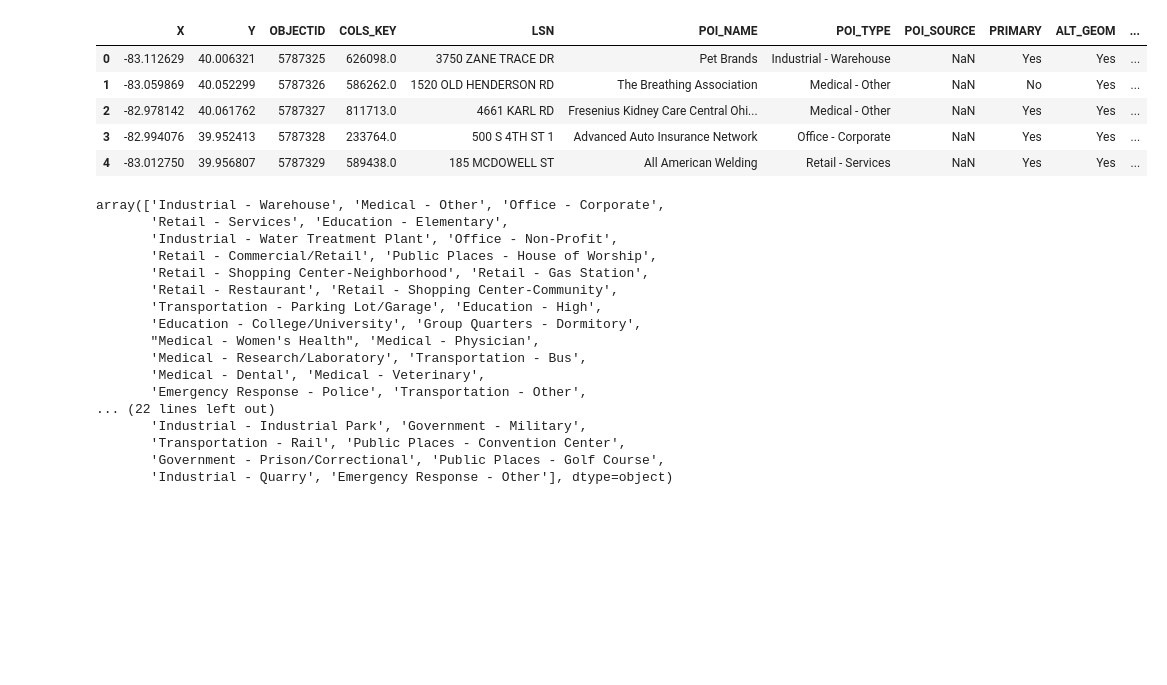
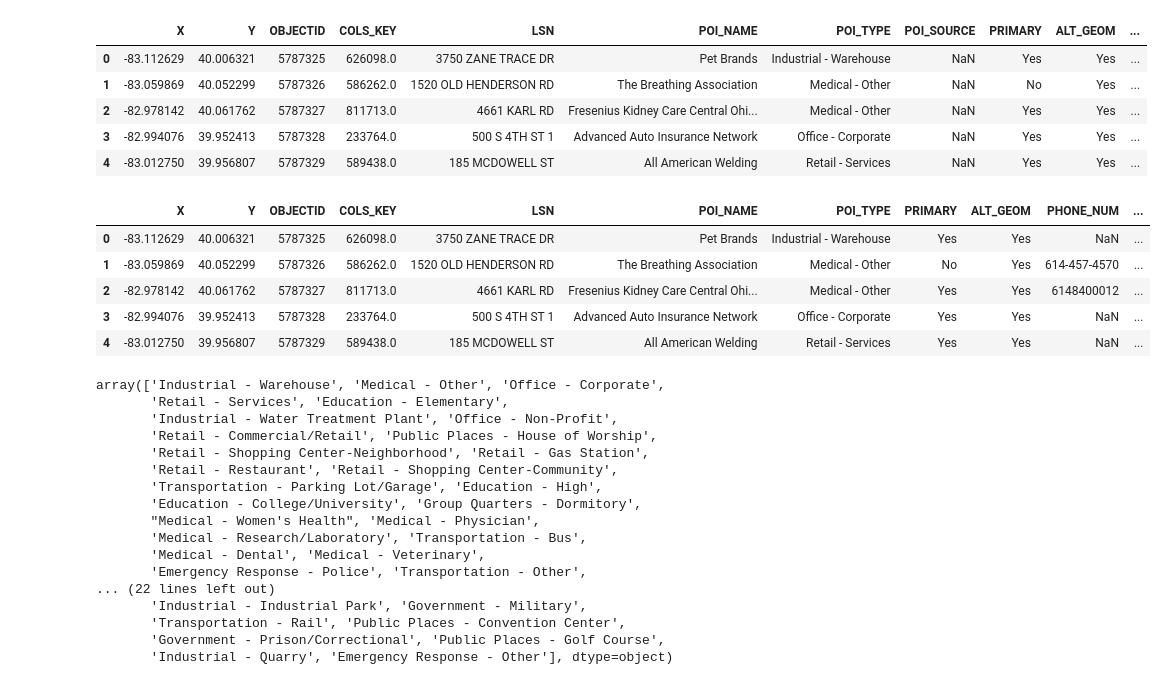
Before and after one commit to data-x-sp19/EVAC, a Jupyter notebook: NS_data.ipynb, the cells around one changed output. Saved outputs shown, nothing was run; the diff lists cells and outputs as text; code cells hidden in the pictures; blank space fills up the shorter version.

```diff
--- a/NS_data.ipynb
+++ b/NS_data.ipynb
@@ -18,6 +24,17 @@ df.head()
 | 2 | -82.978142 | 40.061762 | 5787327 | 811713.0 | 4661 KARL RD | Fresenius Kidney Care Central Ohi... | Medical - Other | NaN | Yes | Yes | ... |
 | 3 | -82.994076 | 39.952413 | 5787328 | 233764.0 | 500 S 4TH ST 1 | Advanced Auto Insurance Network | Office - Corporate | NaN | Yes | Yes | ... |
 | 4 | -83.012750 | 39.956807 | 5787329 | 589438.0 | 185 MCDOWELL ST | All American Welding | Retail - Services | NaN | Yes | Yes | ... |
+# %%
+#drop irrelevant columns
+df = df.drop(['POI_SOURCE', 'WEBSITE', 'OB_GYN', 'PEDIATRICS', 'PRIMARY_CARE'], axis=1)
+df.head()
+# %% [output]
+|  | X | Y | OBJECTID | COLS_KEY | LSN | POI_NAME | POI_TYPE | PRIMARY | ALT_GEOM | PHONE_NUM | ... |
+| 0 | -83.112629 | 40.006321 | 5787325 | 626098.0 | 3750 ZANE TRACE DR | Pet Brands | Industrial - Warehouse | Yes | Yes | NaN | ... |
+| 1 | -83.059869 | 40.052299 | 5787326 | 586262.0 | 1520 OLD HENDERSON RD | The Breathing Association | Medical - Other | No | Yes | 614-457-4570 | ... |
+| 2 | -82.978142 | 40.061762 | 5787327 | 811713.0 | 4661 KARL RD | Fresenius Kidney Care Central Ohi... | Medical - Other | Yes | Yes | 6148400012 | ... |
+| 3 | -82.994076 | 39.952413 | 5787328 | 233764.0 | 500 S 4TH ST 1 | Advanced Auto Insurance Network | Office - Corporate | Yes | Yes | NaN | ... |
+| 4 | -83.012750 | 39.956807 | 5787329 | 589438.0 | 185 MCDOWELL ST | All American Welding | Retail - Services | Yes | Yes | NaN | ... |
 # %%
 df['POI_TYPE'].unique()
 # %% [output]
```
Also changed, not shown: parts of 14 cells of this notebook.
